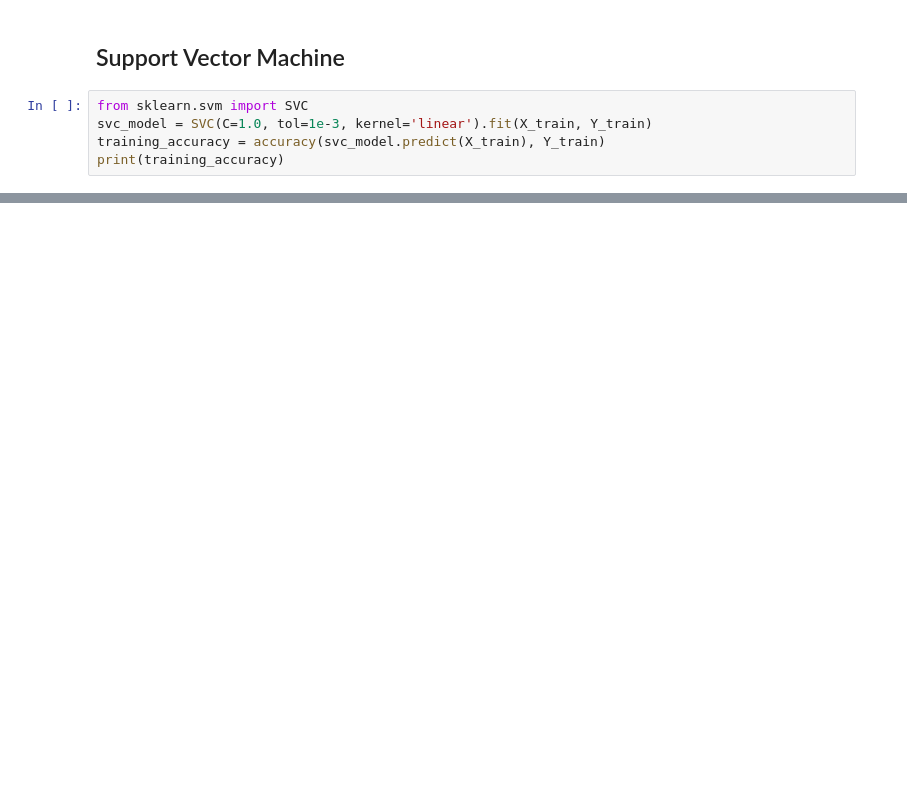
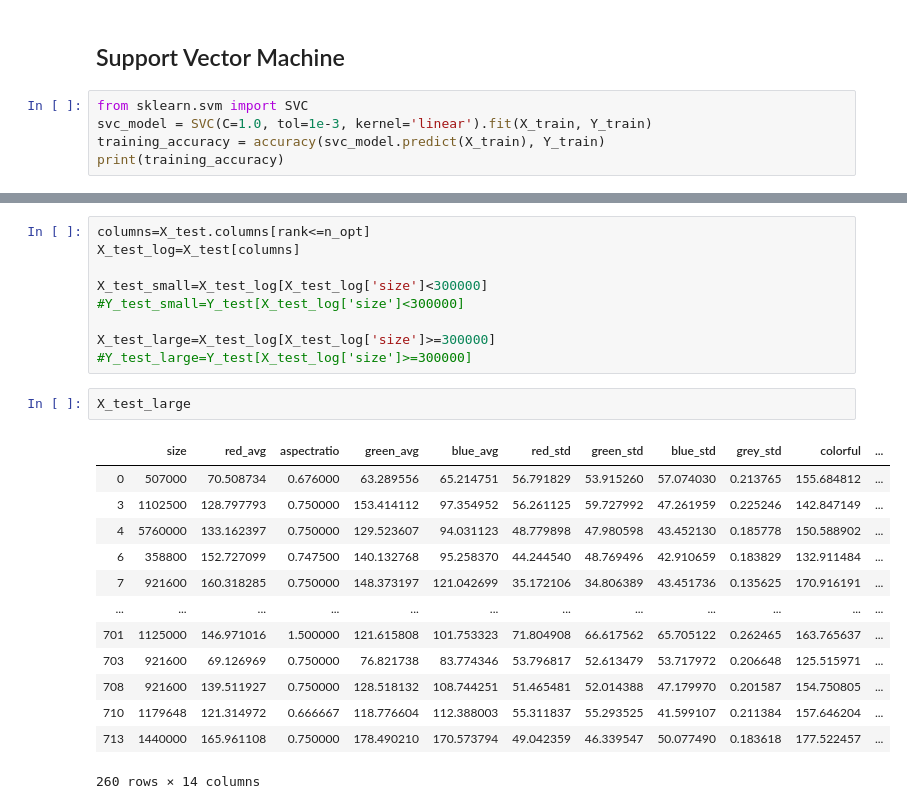
Before and after one commit to WesleyDeng1016/imageclassification, a Jupyter notebook: final_project/GradProject_NB3.ipynb, the cells around one changed output, grey strips where cells are left out. Drawn from its saved outputs; the diff is of its cells as text; blank space fills up the shorter version.

```diff
--- a/final_project/GradProject_NB3.ipynb
+++ b/final_project/GradProject_NB3.ipynb
@@ -228,0 +251,25 @@ print(val_accuracy)
+# %%
+columns=X_test.columns[rank<=n_opt]
+X_test_log=X_test[columns]
+
+X_test_small=X_test_log[X_test_log['size']<300000]
+#Y_test_small=Y_test[X_test_log['size']<300000]
+
+X_test_large=X_test_log[X_test_log['size']>=300000]
+#Y_test_large=Y_test[X_test_log['size']>=300000]
+# %%
+X_test_large
+# %% [output]
+|  | size | red_avg | aspectratio | green_avg | blue_avg | red_std | green_std | blue_std | grey_std | colorful | ... |
+| 0 | 507000 | 70.508734 | 0.676000 | 63.289556 | 65.214751 | 56.791829 | 53.915260 | 57.074030 | 0.213765 | 155.684812 | ... |
+| 3 | 1102500 | 128.797793 | 0.750000 | 153.414112 | 97.354952 | 56.261125 | 59.727992 | 47.261959 | 0.225246 | 142.847149 | ... |
+| 4 | 5760000 | 133.162397 | 0.750000 | 129.523607 | 94.031123 | 48.779898 | 47.980598 | 43.452130 | 0.185778 | 150.588902 | ... |
+| 6 | 358800 | 152.727099 | 0.747500 | 140.132768 | 95.258370 | 44.244540 | 48.769496 | 42.910659 | 0.183829 | 132.911484 | ... |
+| 7 | 921600 | 160.318285 | 0.750000 | 148.373197 | 121.042699 | 35.172106 | 34.806389 | 43.451736 | 0.135625 | 170.916191 | ... |
+| ... | ... | ... | ... | ... | ... | ... | ... | ... | ... | ... | ... |
+| 701 | 1125000 | 146.971016 | 1.500000 | 121.615808 | 101.753323 | 71.804908 | 66.617562 | 65.705122 | 0.262465 | 163.765637 | ... |
+| 703 | 921600 | 69.126969 | 0.750000 | 76.821738 | 83.774346 | 53.796817 | 52.613479 | 53.717972 | 0.206648 | 125.515971 | ... |
+| 708 | 921600 | 139.511927 | 0.750000 | 128.518132 | 108.744251 | 51.465481 | 52.014388 | 47.179970 | 0.201587 | 154.750805 | ... |
+| 710 | 1179648 | 121.314972 | 0.666667 | 118.776604 | 112.388003 | 55.311837 | 55.293525 | 41.599107 | 0.211384 | 157.646204 | ... |
+| 713 | 1440000 | 165.961108 | 0.750000 | 178.490210 | 170.573794 | 49.042359 | 46.339547 | 50.077490 | 0.183618 | 177.522457 | ... |
+260 rows × 14 columns
```
Also changed, not shown: parts of 25 cells of this notebook, 1 other file.
